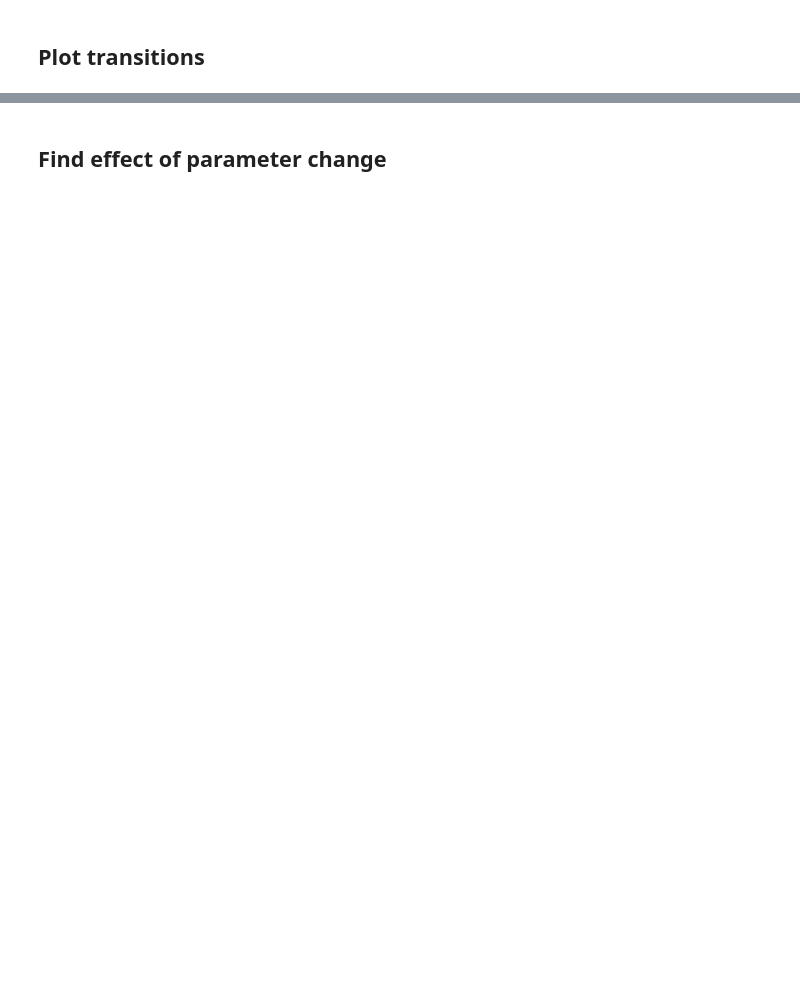
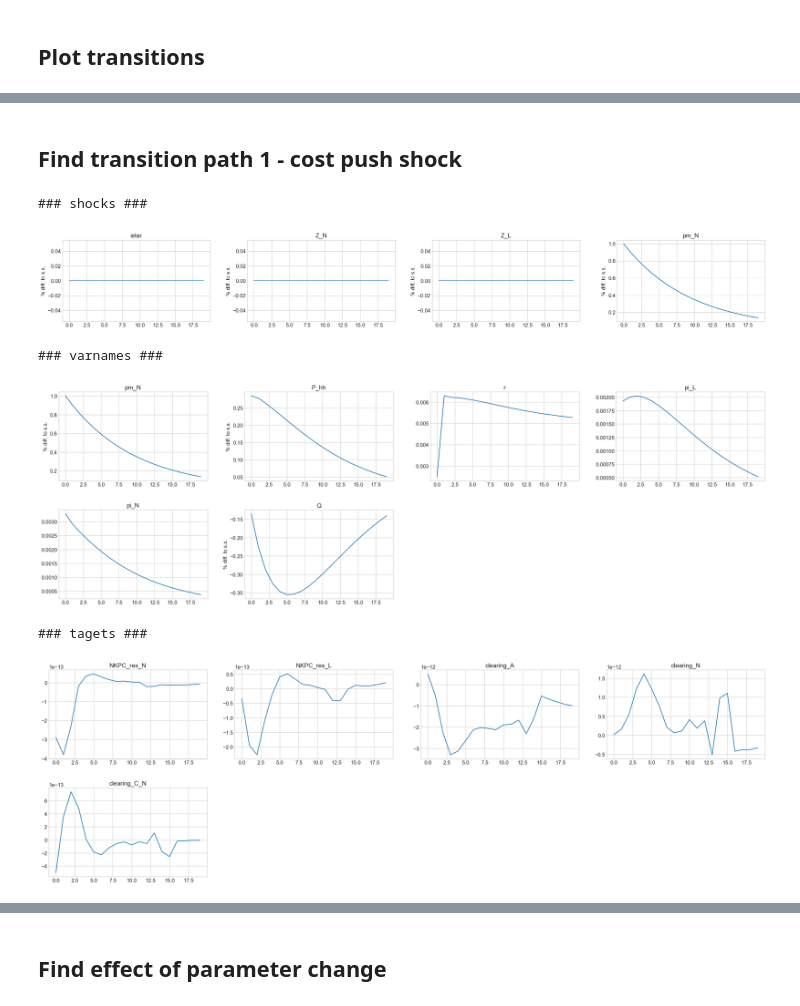
Before and after one commit to signehm0812/hank-speciale, a Jupyter notebook: two_sectors_subsistence/two_sector/HANK.ipynb, the cells around one changed output, grey strips where cells are left out. Saved outputs shown, nothing was run; the diff lists cells and outputs as text; code cells hidden in the pictures; blank space fills up the shorter version.

Commit message:
EVERYTHING WORKS WITH INFLATION AND PRICES! WOO

```diff
--- a/two_sectors_subsistence/two_sector/HANK.ipynb
+++ b/two_sectors_subsistence/two_sector/HANK.ipynb
@@ -336,0 +330,18 @@ model.show_IRFs(paths,lvl_value=lvl_value,T_max=20,ncols=2)
+# %% [markdown]
+## Find transition path 1 - cost push shock
+# %%
+par.jump_istar = 0.0 # MP shock removed
+par.jump_pm_N     = 0.01*ss.Q # cost push shock
+model.find_transition_path(do_print=False) #all
+paths_prices = ['pm_N','P_hh','r','pi_L','pi_N','Q'] #Show all graphs
+paths_hh =['C_N','C_L','N_N','N_L','M_N','M_L','w_N','d_N','d_L']
+lvl_value = ['i','pi_L','pi_N','r','pi','tau'] #Show all push
+# %%
+model.show_IRFs(paths_prices,lvl_value=lvl_value,T_max=20,ncols=4)
+# %% [output]
+### shocks ###
+[figure, added]
+### varnames ###
+[figure, added]
+### tagets ###
+[figure, added]
```
Also changed, not shown: parts of 32 cells of this notebook, 2 other files.
